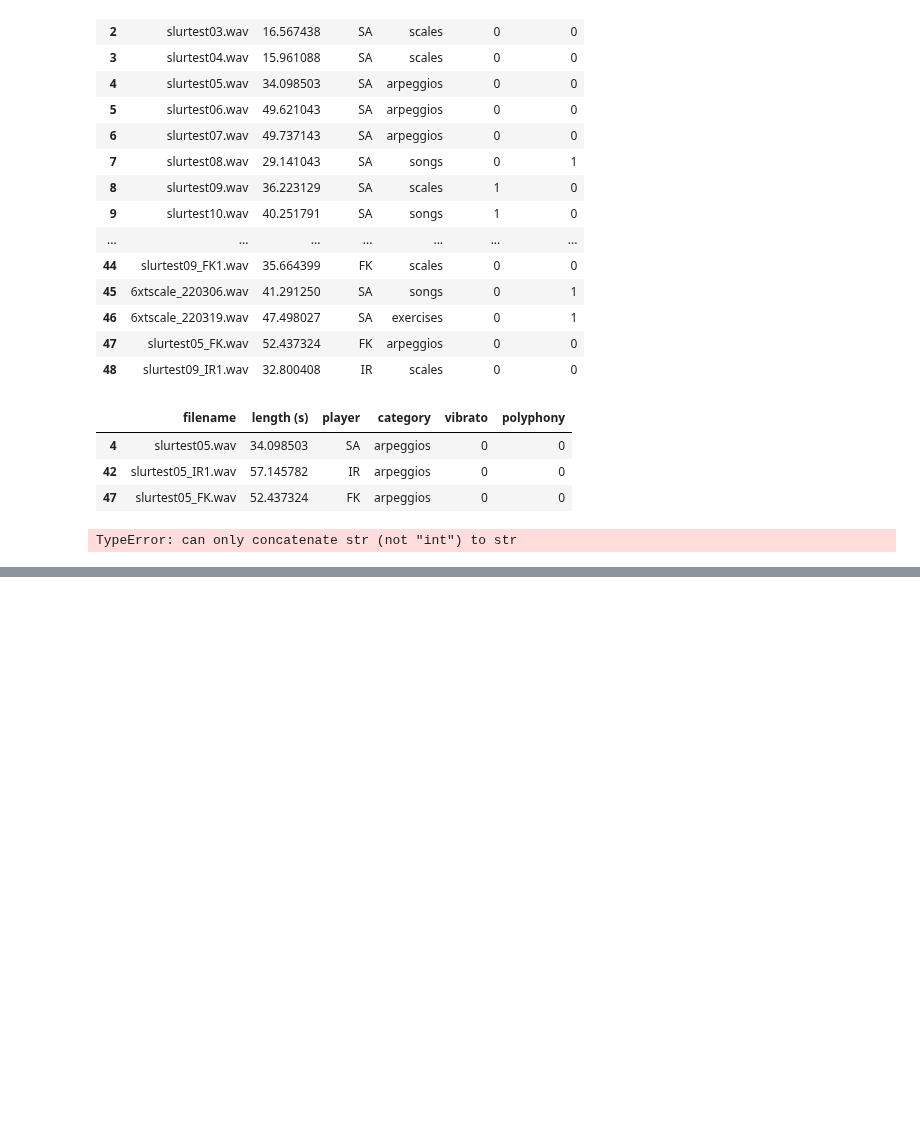
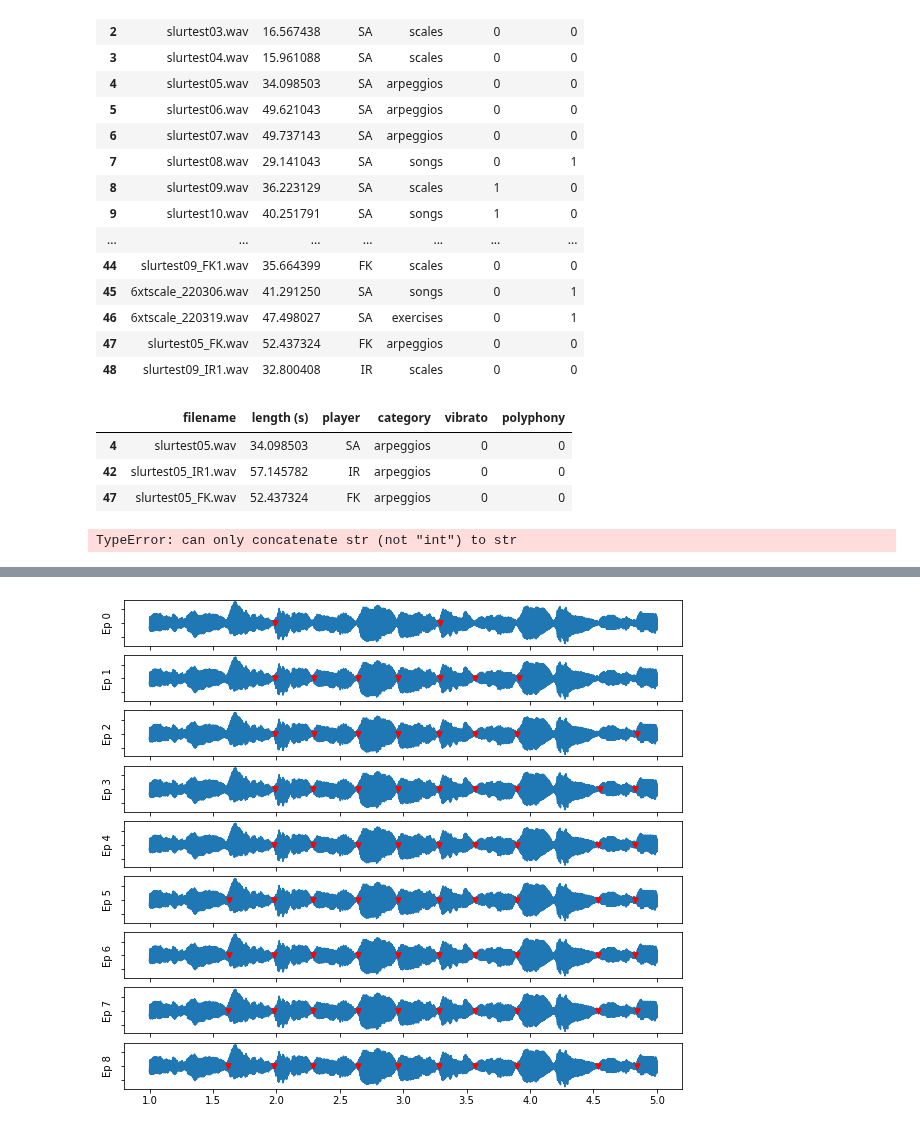
Before and after one commit to SimonFalk/beyondPianoRoll, a Jupyter notebook: flow.ipynb, the cells around one changed output, grey strips where cells are left out. Saved outputs shown, nothing was run; the diff lists cells and outputs as text; code cells hidden in the pictures; blank space fills up the shorter version.

```diff
--- a/flow.ipynb
+++ b/flow.ipynb
@@ -530,0 +608,23 @@ plt.legend(["Training", "Validation"])
+# %%
+from modules.vis import onset_visualizer, passage_extractor
+begin = 1
+end = 5
+R = 0
+# %%
+
+
+pred_color = "red"
+fig,axs = plt.subplots(len(epochs), 1, figsize=(10,len(epochs)), sharex=True)
+for ep_i, ax in enumerate(axs):
+    passage = passage_extractor(audios[R],
+            [
+                peakss[ep_i]      # added here
+            ],
+        [begin,end],
+        sr=sample_rates[R]
+    )[0]
+    onset_visualizer(passage=passage, ax=ax, onset_styles={"m":["v"], "c":[pred_color]})
+    ax.set_ylabel("Ep "+ str(ep_i))
+    ax.set_yticklabels([])
+# %% [output]
+[figure, added]
```
Also changed, not shown: parts of 10 cells of this notebook.
